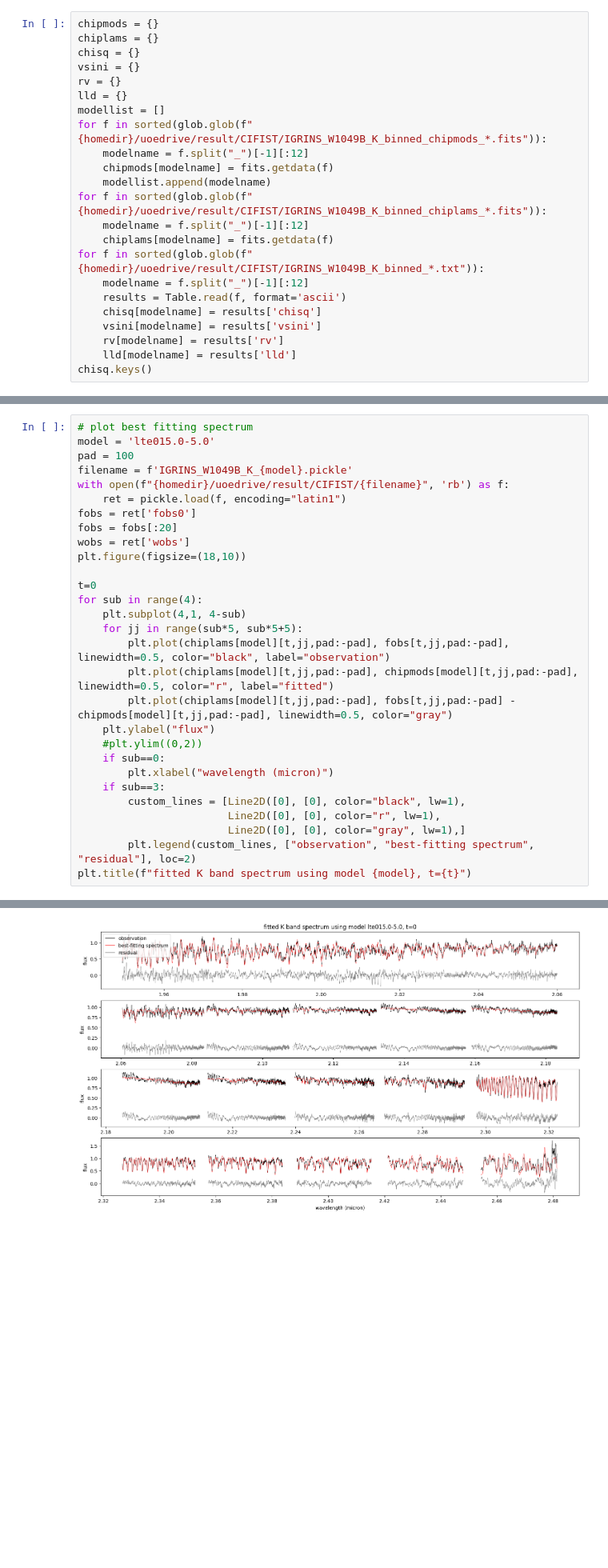
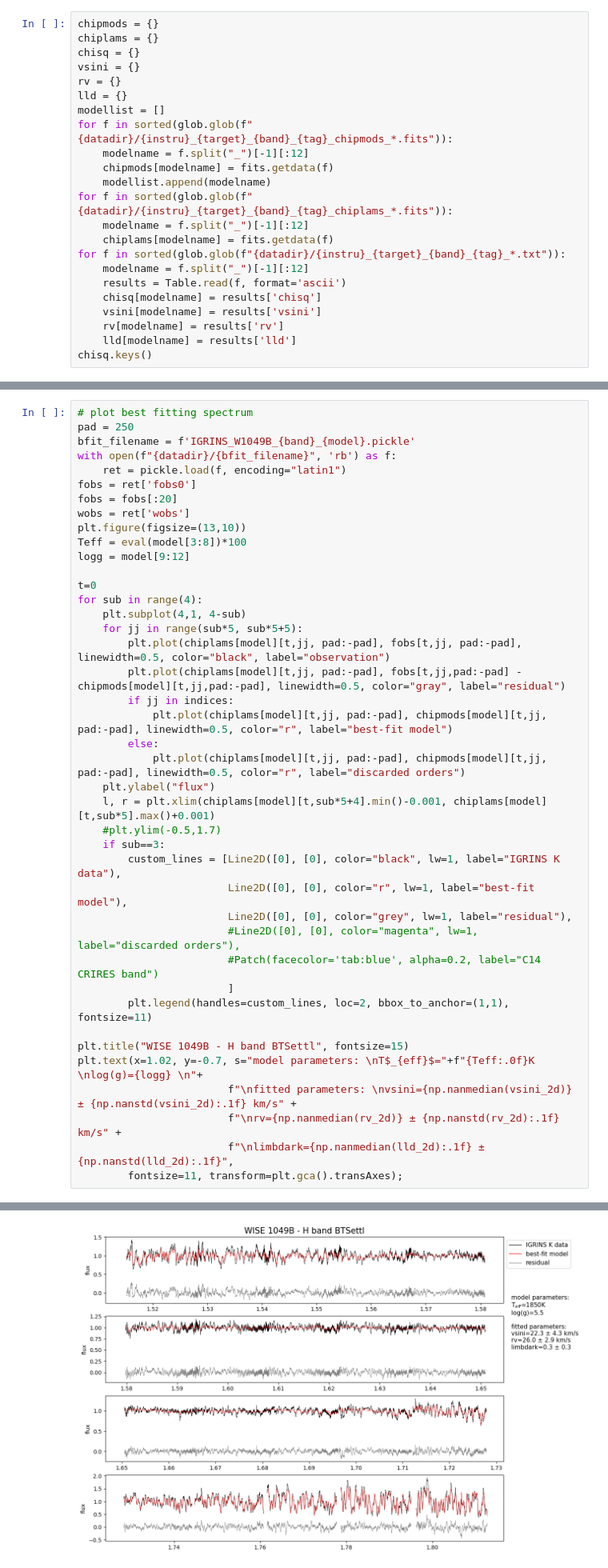
Before and after one commit to alphalyncis/igrins_doppler_imaging, a Jupyter notebook: src/scripts/mf_igrinsH.ipynb, the cells around one changed output, grey strips where cells are left out. Shown at 80% size. Cells and saved outputs as stored; diff of their text form; blank space fills up the shorter version.

Commit message:
run model fit analysis notebooks here

```diff
--- a/src/scripts/mf_igrinsH.ipynb
+++ b/src/scripts/mf_igrinsH.ipynb
@@ -31,14 +37,14 @@ vsini = {}
 rv = {}
 lld = {}
 modellist = []
-for f in sorted(glob.glob(f"{homedir}/uoedrive/result/CIFIST/IGRINS_W1049B_K_binned_chipmods_*.fits")):
+for f in sorted(glob.glob(f"{datadir}/{instru}_{target}_{band}_{tag}_chipmods_*.fits")):
     modelname = f.split("_")[-1][:12]
     chipmods[modelname] = fits.getdata(f)
     modellist.append(modelname)
-for f in sorted(glob.glob(f"{homedir}/uoedrive/result/CIFIST/IGRINS_W1049B_K_binned_chiplams_*.fits")):
+for f in sorted(glob.glob(f"{datadir}/{instru}_{target}_{band}_{tag}_chiplams_*.fits")):
     modelname = f.split("_")[-1][:12]
     chiplams[modelname] = fits.getdata(f)
-for f in sorted(glob.glob(f"{homedir}/uoedrive/result/CIFIST/IGRINS_W1049B_K_binned_*.txt")):
+for f in sorted(glob.glob(f"{datadir}/{instru}_{target}_{band}_{tag}_*.txt")):
     modelname = f.split("_")[-1][:12]
     results = Table.read(f, format='ascii')
     chisq[modelname] = results['chisq']
@@ -77,30 +187,42 @@ df.style.hide(axis="index")
 # %%
 # plot best fitting spectrum
-model = 'lte015.0-5.0'
-pad = 100
-filename = f'IGRINS_W1049B_K_{model}.pickle'
-with open(f"{homedir}/uoedrive/result/CIFIST/{filename}", 'rb') as f:
+pad = 250
+bfit_filename = f'IGRINS_W1049B_{band}_{model}.pickle'
+with open(f"{datadir}/{bfit_filename}", 'rb') as f:
     ret = pickle.load(f, encoding="latin1")
 fobs = ret['fobs0']
 fobs = fobs[:20]
 wobs = ret['wobs']
-plt.figure(figsize=(18,10))
+plt.figure(figsize=(13,10))
+Teff = eval(model[3:8])*100
+logg = model[9:12]
 
 t=0
 for sub in range(4):
     plt.subplot(4,1, 4-sub)
     for jj in range(sub*5, sub*5+5):
-        plt.plot(chiplams[model][t,jj,pad:-pad], fobs[t,jj,pad:-pad], linewidth=0.5, color="black", label="observation")
-        plt.plot(chiplams[model][t,jj,pad:-pad], chipmods[model][t,jj,pad:-pad], linewidth=0.5, color="r", label="fitted")
-        plt.plot(chiplams[model][t,jj,pad:-pad], fobs[t,jj,pad:-pad] - chipmods[model][t,jj,pad:-pad], linewidth=0.5, color="gray")
+        plt.plot(chiplams[model][t,jj, pad:-pad], fobs[t,jj, pad:-pad], linewidth=0.5, color="black", label="observation")
+        plt.plot(chiplams[model][t,jj, pad:-pad], fobs[t,jj,pad:-pad] - chipmods[model][t,jj,pad:-pad], linewidth=0.5, color="gray", label="residual")
+        if jj in indices:
+            plt.plot(chiplams[model][t,jj, pad:-pad], chipmods[model][t,jj, pad:-pad], linewidth=0.5, color="r", label="best-fit model")
+        else:
+            plt.plot(chiplams[model][t,jj, pad:-pad], chipmods[model][t,jj, pad:-pad], linewidth=0.5, color="r", label="discarded orders")
     plt.ylabel("flux")
-    #plt.ylim((0,2))
-    if sub==0:
-        plt.xlabel("wavelength (micron)")
+    l, r = plt.xlim(chiplams[model][t,sub*5+4].min()-0.001, chiplams[model][t,sub*5].max()+0.001)
+    #plt.ylim(-0.5,1.7)
     if sub==3:
-        custom_lines = [Line2D([0], [0], color="black", lw=1),
-                        Line2D([0], [0], color="r", lw=1),
-                        Line2D([0], [0], color="gray", lw=1),]
-        plt.legend(custom_lines, ["observation", "best-fitting spectrum", "residual"], loc=2)
-plt.title(f"fitted K band spectrum using model {model}, t={t}")
+        custom_lines = [Line2D([0], [0], color="black", lw=1, label="IGRINS K data"),
+                        Line2D([0], [0], color="r", lw=1, label="best-fit model"),
+                        Line2D([0], [0], color="grey", lw=1, label="residual"),
+                        #Line2D([0], [0], color="magenta", lw=1, label="discarded orders"),
+                        #Patch(facecolor='tab:blue', alpha=0.2, label="C14 CRIRES band")
+                        ]
+        plt.legend(handles=custom_lines, loc=2, bbox_to_anchor=(1,1), fontsize=11)
+
+plt.title("WISE 1049B - H band BTSettl", fontsize=15)
+plt.text(x=1.02, y=-0.7, s="model parameters: \nT$_{eff}$="+f"{Teff:.0f}K \nlog(g)={logg} \n"+
+                        f"\nfitted parameters: \nvsini={np.nanmedian(vsini_2d)} ± {np.nanstd(vsini_2d):.1f} km/s" +
+                        f"\nrv={np.nanmedian(rv_2d)} ± {np.nanstd(rv_2d):.1f} km/s" +
+                        f"\nlimbdark={np.nanmedian(lld_2d):.1f} ± {np.nanstd(lld_2d):.1f}",
+        fontsize=11, transform=plt.gca().transAxes);
 # %% [output]
@@ -108 +229 @@ Text(0.5, 1.0, 'fitted K band spectrum using model lte015.0-5.0, t=0')
-[figure, old version]
+[figure, new version]
```
Also changed, not shown: parts of 21 cells of this notebook, 4 other files.
